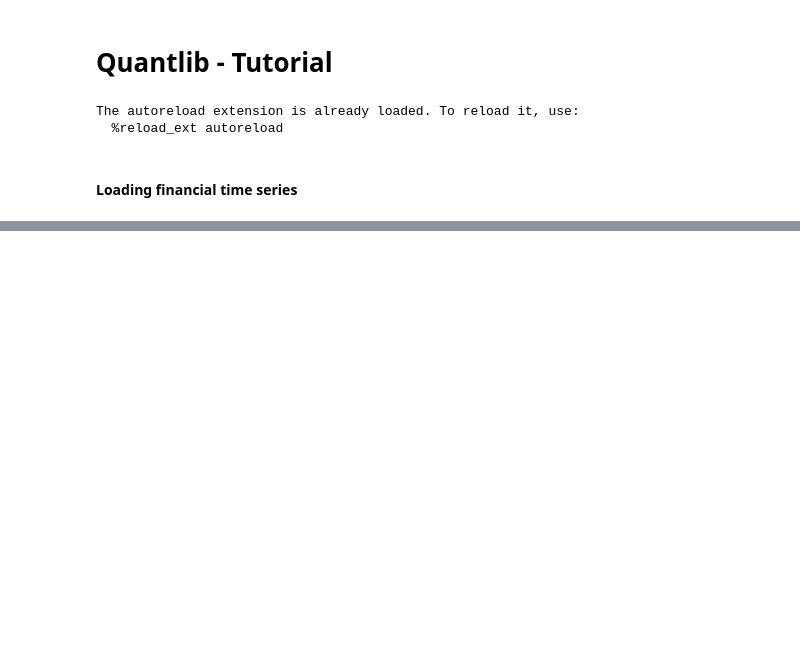
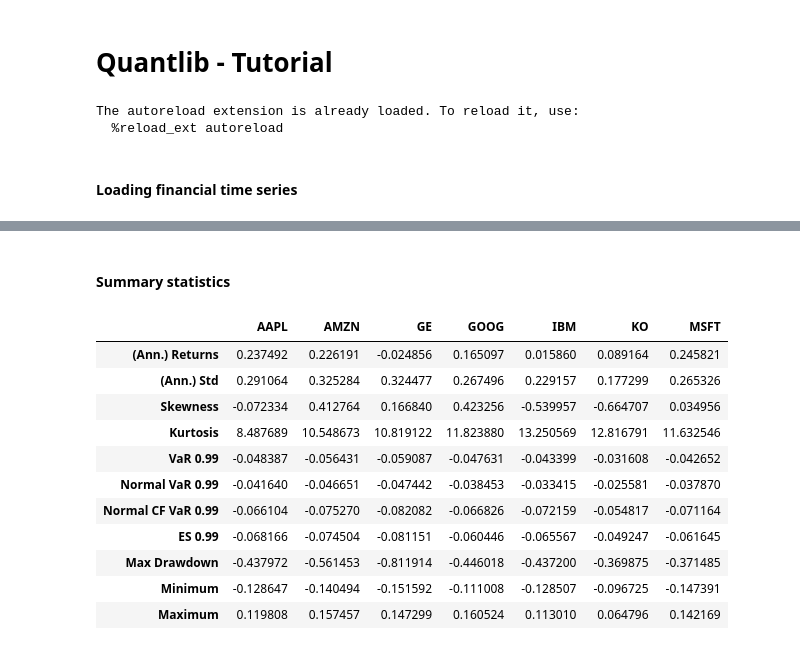
Before and after one commit to z4ir3/quant-library, a Jupyter notebook: tutorial-quant-library.ipynb, the cells around one changed output, grey strips where cells are left out. Drawn from its saved outputs; the diff is of its cells as text; code cells hidden in the pictures; blank space fills up the shorter version.

```diff
--- a/tutorial-quant-library.ipynb
+++ b/tutorial-quant-library.ipynb
@@ -83,3 +211,20 @@ rets
+# %% [markdown]
+#### Summary statistics
+# %%
+ql.summary_stats(rets, CL=CL)
+# %% [output]
+|  | AAPL | AMZN | GE | GOOG | IBM | KO | MSFT |
+| (Ann.) Returns | 0.237492 | 0.226191 | -0.024856 | 0.165097 | 0.015860 | 0.089164 | 0.245821 |
+| (Ann.) Std | 0.291064 | 0.325284 | 0.324477 | 0.267496 | 0.229157 | 0.177299 | 0.265326 |
+| Skewness | -0.072334 | 0.412764 | 0.166840 | 0.423256 | -0.539957 | -0.664707 | 0.034956 |
+| Kurtosis | 8.487689 | 10.548673 | 10.819122 | 11.823880 | 13.250569 | 12.816791 | 11.632546 |
+| VaR 0.99 | -0.048387 | -0.056431 | -0.059087 | -0.047631 | -0.043399 | -0.031608 | -0.042652 |
+| Normal VaR 0.99 | -0.041640 | -0.046651 | -0.047442 | -0.038453 | -0.033415 | -0.025581 | -0.037870 |
+| Normal CF VaR 0.99 | -0.066104 | -0.075270 | -0.082082 | -0.066826 | -0.072159 | -0.054817 | -0.071164 |
+| ES 0.99 | -0.068166 | -0.074504 | -0.081151 | -0.060446 | -0.065567 | -0.049247 | -0.061645 |
+| Max Drawdown | -0.437972 | -0.561453 | -0.811914 | -0.446018 | -0.437200 | -0.369875 | -0.371485 |
+| Minimum | -0.128647 | -0.140494 | -0.151592 | -0.111008 | -0.128507 | -0.096725 | -0.147391 |
+| Maximum | 0.119808 | 0.157457 | 0.147299 | 0.160524 | 0.113010 | 0.064796 | 0.142169 |
 # %%
 #rets.kurt()
 #qt.kurtosis(rets, excess=True)
```
Also changed, not shown: parts of 21 cells of this notebook.
